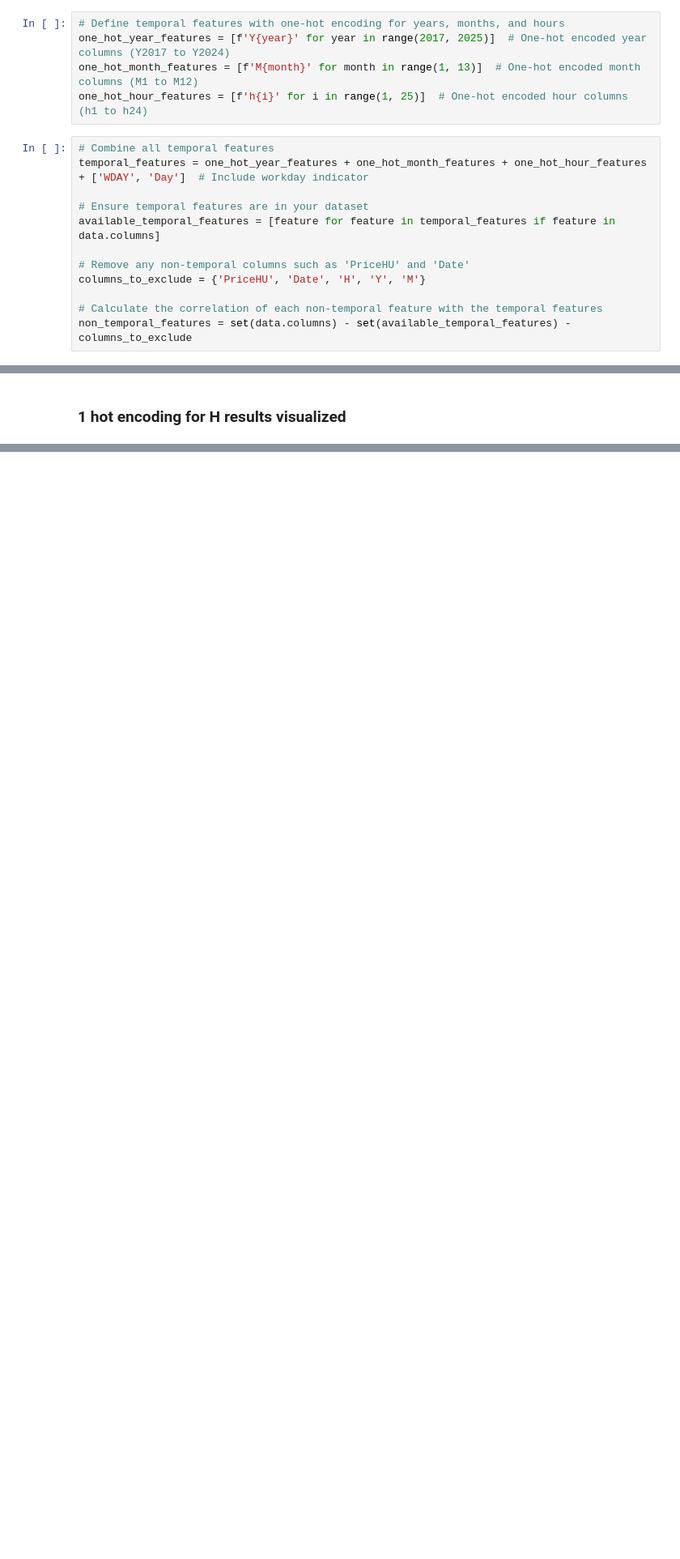
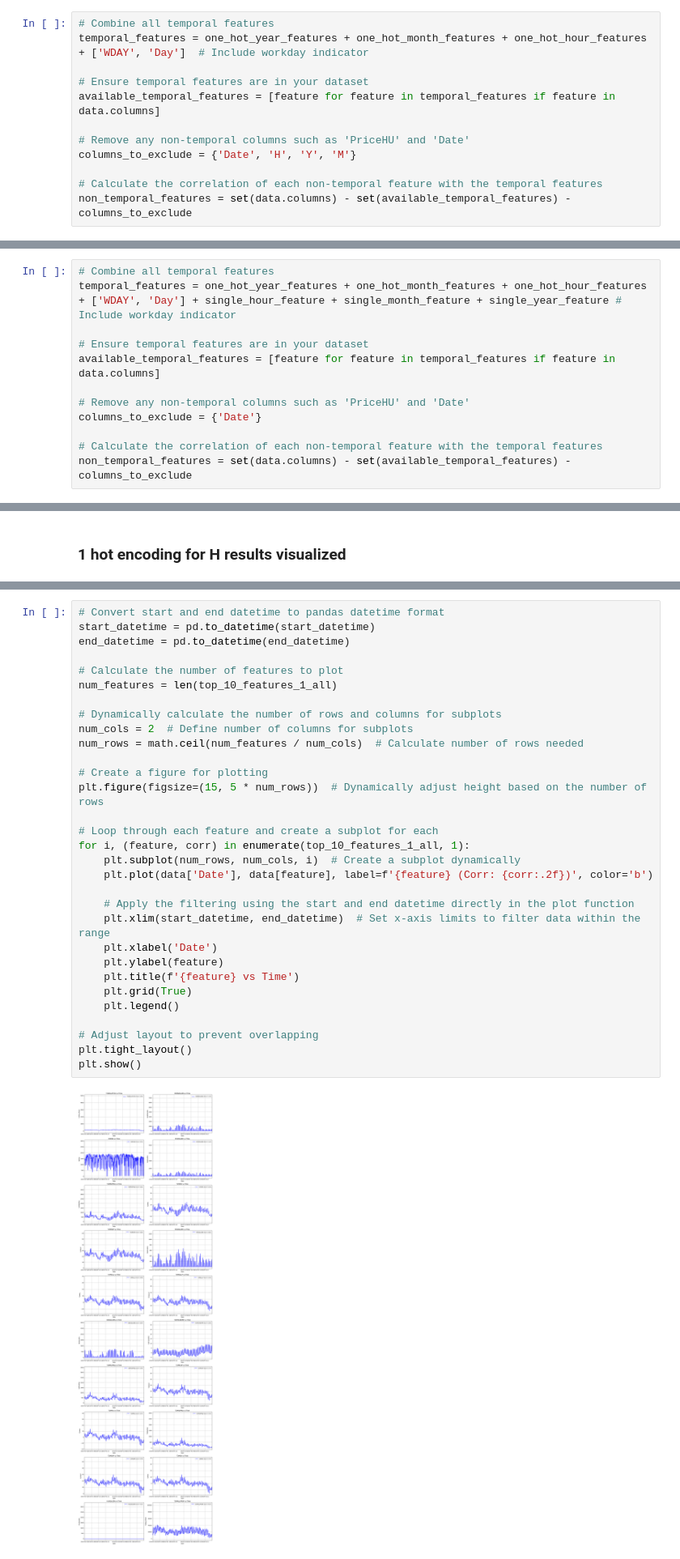
Before and after one commit to venture-data/lstm-example, a Jupyter notebook: IndividualAnalysis/feature_engineering.ipynb, the cells around one changed output, grey strips where cells are left out. Shown at 81% size. Saved outputs shown, nothing was run; the diff lists cells and outputs as text; blank space fills up the shorter version.

Commit message:
plotting everything

```diff
--- a/IndividualAnalysis/feature_engineering.ipynb
+++ b/IndividualAnalysis/feature_engineering.ipynb
@@ -229,11 +250,6 @@ Top 10 features most affected by temporal features:
 10. Feature: T2MROPSQ, Combined Correlation: 1.9644302169693564
 # %% [markdown]
 ### Using 1 hot encoding for all
-# %%
-# Define temporal features with one-hot encoding for years, months, and hours
-one_hot_year_features = [f'Y{year}' for year in range(2017, 2025)]  # One-hot encoded year columns (Y2017 to Y2024)
-one_hot_month_features = [f'M{month}' for month in range(1, 13)]  # One-hot encoded month columns (M1 to M12)
-one_hot_hour_features = [f'h{i}' for i in range(1, 25)]  # One-hot encoded hour columns (h1 to h24)
 # %%
 # Combine all temporal features
 temporal_features = one_hot_year_features + one_hot_month_features + one_hot_hour_features + ['WDAY', 'Day']  # Include workday indicator
@@ -242,7 +258,7 @@ temporal_features = one_hot_year_features + one_hot_month_features + one_hot_hou
 available_temporal_features = [feature for feature in temporal_features if feature in data.columns]
 
 # Remove any non-temporal columns such as 'PriceHU' and 'Date'
-columns_to_exclude = {'PriceHU', 'Date', 'H', 'Y', 'M'}
+columns_to_exclude = {'Date', 'H', 'Y', 'M'}
 
 # Calculate the correlation of each non-temporal feature with the temporal features
 non_temporal_features = set(data.columns) - set(available_temporal_features) - columns_to_exclude
@@ -291,0 +310,12 @@ Top 10 features using 1 hot encoding for all Y M H:
+# %%
+# Combine all temporal features
+temporal_features = one_hot_year_features + one_hot_month_features + one_hot_hour_features + ['WDAY', 'Day'] + single_hour_feature + single_month_feature + single_year_feature # Include workday indicator
+
+# Ensure temporal features are in your dataset
+available_temporal_features = [feature for feature in temporal_features if feature in data.columns]
+
+# Remove any non-temporal columns such as 'PriceHU' and 'Date'
+columns_to_exclude = {'Date'}
+
+# Calculate the correlation of each non-temporal feature with the temporal features
+non_temporal_features = set(data.columns) - set(available_temporal_features) - columns_to_exclude
@@ -384,0 +460,33 @@ plt.show()
+# %%
+# Convert start and end datetime to pandas datetime format
+start_datetime = pd.to_datetime(start_datetime)
+end_datetime = pd.to_datetime(end_datetime)
+
+# Calculate the number of features to plot
+num_features = len(top_10_features_1_all)
+
+# Dynamically calculate the number of rows and columns for subplots
+num_cols = 2  # Define number of columns for subplots
+num_rows = math.ceil(num_features / num_cols)  # Calculate number of rows needed
+
+# Create a figure for plotting
+plt.figure(figsize=(15, 5 * num_rows))  # Dynamically adjust height based on the number of rows
+
+# Loop through each feature and create a subplot for each
+for i, (feature, corr) in enumerate(top_10_features_1_all, 1):
+    plt.subplot(num_rows, num_cols, i)  # Create a subplot dynamically
+    plt.plot(data['Date'], data[feature], label=f'{feature} (Corr: {corr:.2f})', color='b')
+
+    # Apply the filtering using the start and end datetime directly in the plot function
+    plt.xlim(start_datetime, end_datetime)  # Set x-axis limits to filter data within the range
+    plt.xlabel('Date')
+    plt.ylabel(feature)
+    plt.title(f'{feature} vs Time')
+    plt.grid(True)
+    plt.legend()
+
+# Adjust layout to prevent overlapping
+plt.tight_layout()
+plt.show()
+# %% [output]
+[figure, added]
```
Also changed, not shown: parts of 13 cells of this notebook.
